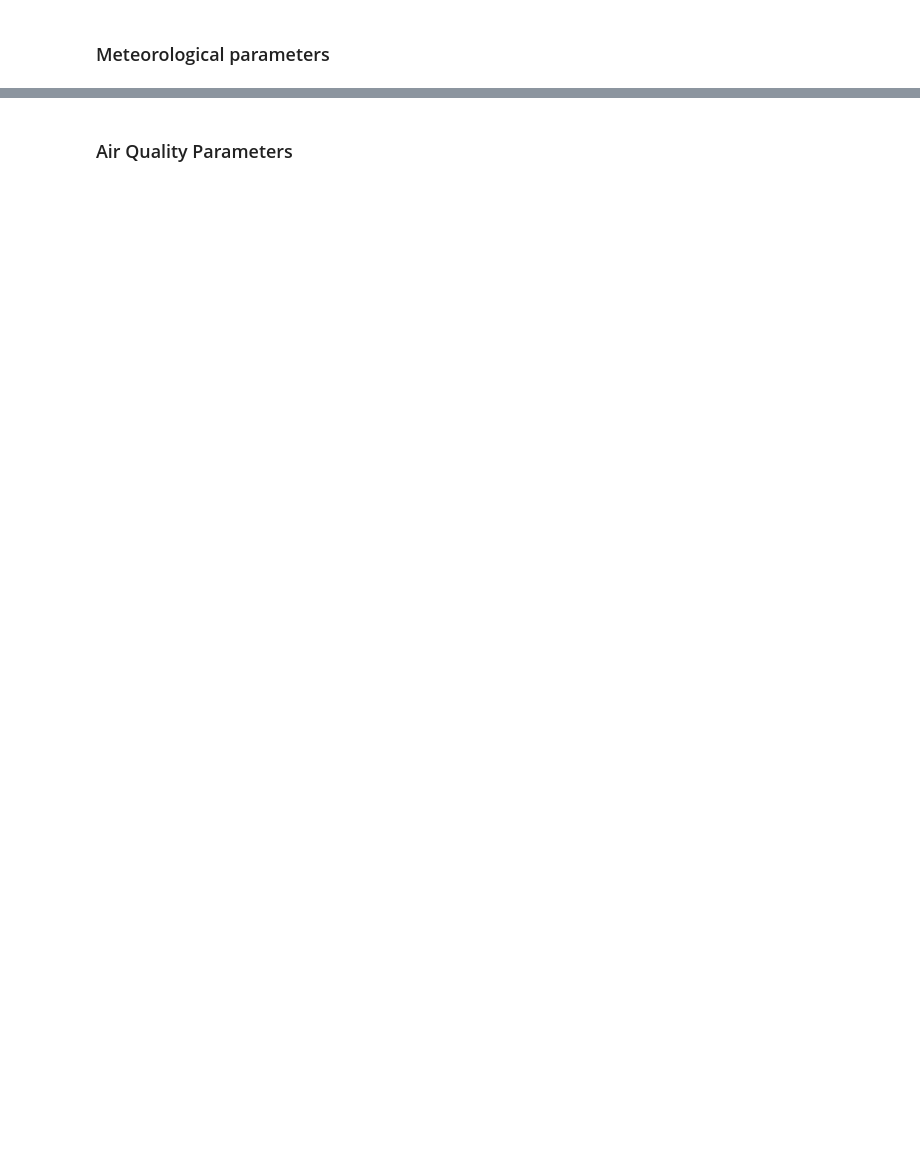
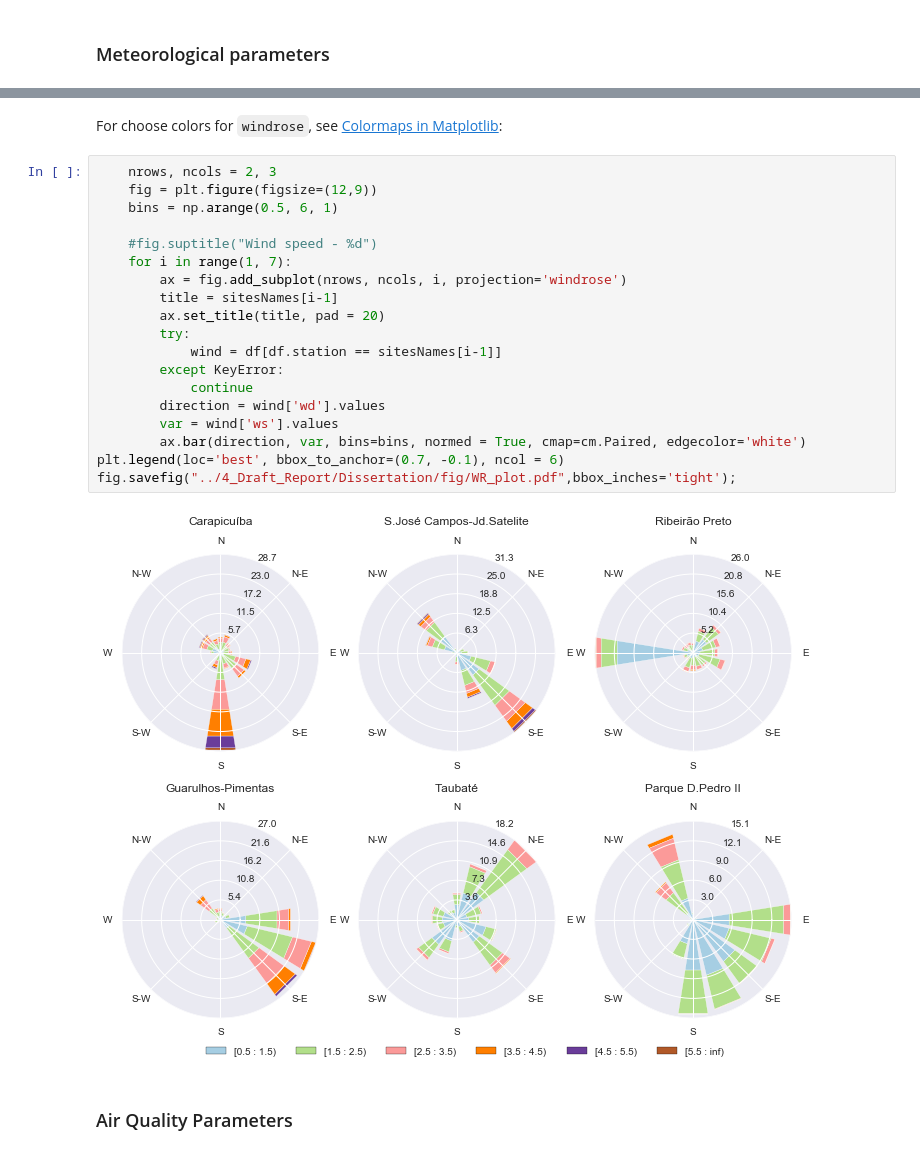
Before and after one commit to adelgadop/PythonObsData, a Jupyter notebook: Ozone.ipynb, the cells around one changed output, grey strips where cells are left out. Drawn from its saved outputs; the diff is of its cells as text; blank space fills up the shorter version.

```diff
--- a/Ozone.ipynb
+++ b/Ozone.ipynb
@@ -362,2 +345,25 @@ for station in df.station.unique():
+# %% [markdown]
+For choose colors for `windrose`, see [Colormaps in Matplotlib](https://matplotlib.org/3.1.0/tutorials/colors/colormaps.html):
+# %%
+    nrows, ncols = 2, 3
+    fig = plt.figure(figsize=(12,9))
+    bins = np.arange(0.5, 6, 1)
+
+    #fig.suptitle("Wind speed - %d")
+    for i in range(1, 7):
+        ax = fig.add_subplot(nrows, ncols, i, projection='windrose')
+        title = sitesNames[i-1]
+        ax.set_title(title, pad = 20)
+        try:
+            wind = df[df.station == sitesNames[i-1]]
+        except KeyError:
+            continue
+        direction = wind['wd'].values
+        var = wind['ws'].values
+        ax.bar(direction, var, bins=bins, normed = True, cmap=cm.Paired, edgecolor='white')
+plt.legend(loc='best', bbox_to_anchor=(0.7, -0.1), ncol = 6)
+fig.savefig("../4_Draft_Report/Dissertation/fig/WR_plot.pdf",bbox_inches='tight');
+# %% [output]
+[figure, added]
 # %% [markdown]
 ### Air Quality Parameters
```
Also changed, not shown: parts of 45 cells of this notebook, 2 other files.
